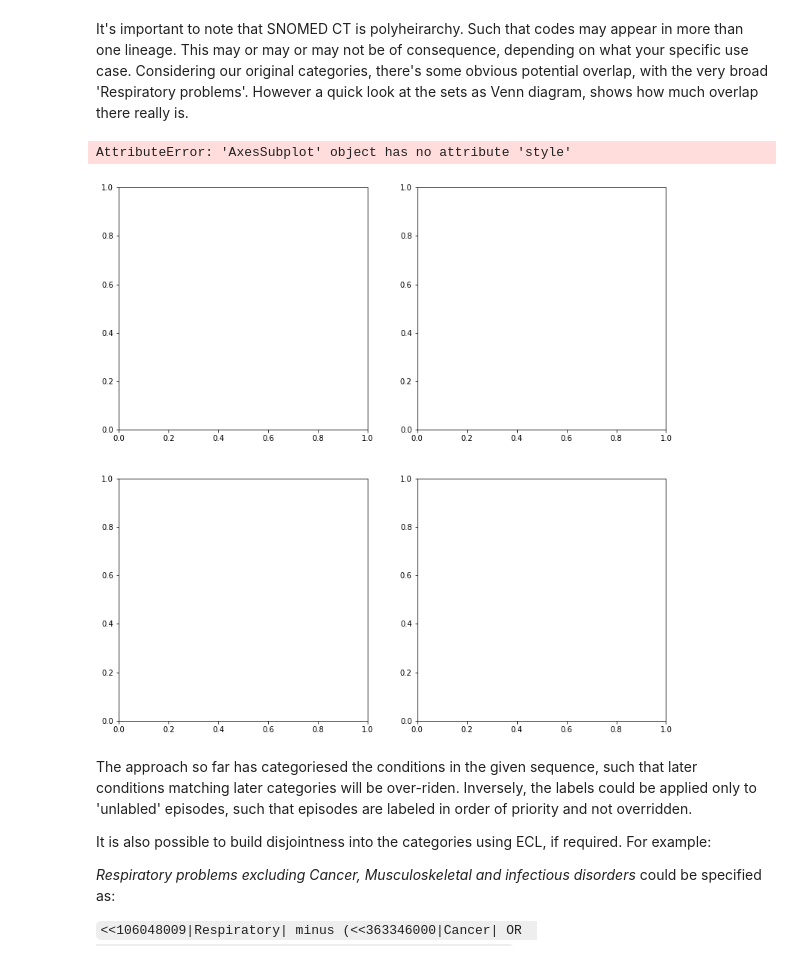
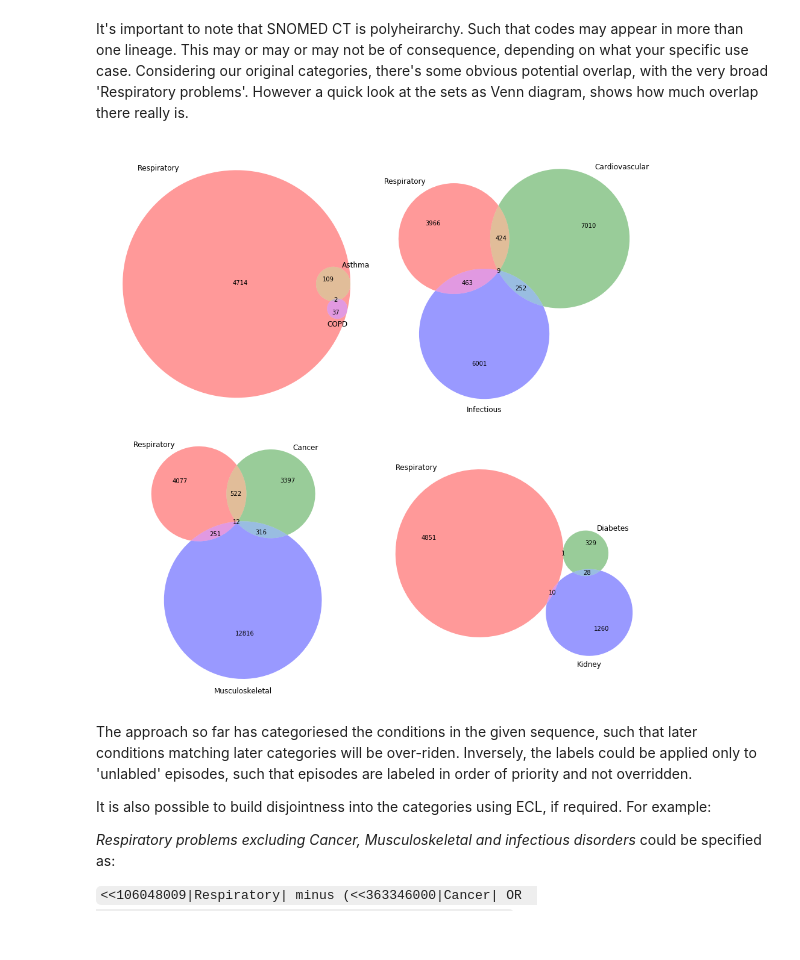
Before and after one commit to MattCordell/DataAnalyticProjects, a Jupyter notebook: HDA2019/HDA 2019 Supplement.ipynb, the cells around one changed output. Cells and saved outputs as stored; diff of their text form; code cells hidden in the pictures.

Commit message:
Minor edit to Intro cell. Remove (breaking) styling from Venn diagrams.

```diff
--- a/HDA2019/HDA 2019 Supplement.ipynb
+++ b/HDA2019/HDA 2019 Supplement.ipynb
@@ -155,28 +154,27 @@ It's important to note that SNOMED CT is polyheirarchy. Such that codes may appe
 # %%
 Respiratory = PopulateSetWithECL('<<106048009')
 Asthma = PopulateSetWithECL('<<195967001')
 COPD = PopulateSetWithECL('<<13645005')
 Cardiovascular = PopulateSetWithECL('<<106063007')
 Infectious = PopulateSetWithECL('<<40733004')
 Cancer = PopulateSetWithECL('<<363346000')
 Diabetes = PopulateSetWithECL('<<73211009')
 Kidney = PopulateSetWithECL('<<249578005')
 Musculoskeletal = PopulateSetWithECL('<<106028002')
 
 #Generate a few Venn Diagrams illustrating overlap with the "Respiratory" category
 figure, axes = plt.subplots(2, 2, figsize=(13,13))
-plt.style.use('tableau-colorblind10')
+
 venn3([Respiratory,Asthma,COPD],set_labels=('Respiratory','Asthma','COPD'),ax=axes[0][0])
 venn3([Respiratory,Cardiovascular,Infectious],set_labels=('Respiratory','Cardiovascular','Infectious'),ax=axes[0][1])
 venn3([Respiratory,Cancer,Musculoskeletal],set_labels=('Respiratory','Cancer','Musculoskeletal'),ax=axes[1][0])
 venn3([Respiratory,Diabetes,Kidney],set_labels=('Respiratory','Diabetes','Kidney'),ax=axes[1][1])
 plt.tight_layout()
 #figure.suptitle("Comparison of Overlap between Categories")
 plt.savefig("Respiratory.svg",transparent=True)
 plt.show()
 # %% [output]
-AttributeError: 'AxesSubplot' object has no attribute 'style'
-[figure, old version]
+[figure, new version]
 # %% [markdown]
 The approach so far has categoriesed the conditions in the given sequence, such that later conditions matching later categories will be over-riden. Inversely, the labels could be applied only to 'unlabled' episodes, such that episodes are labeled in order of priority and not overridden.
 
```
Also changed, not shown: parts of 4 cells of this notebook.
